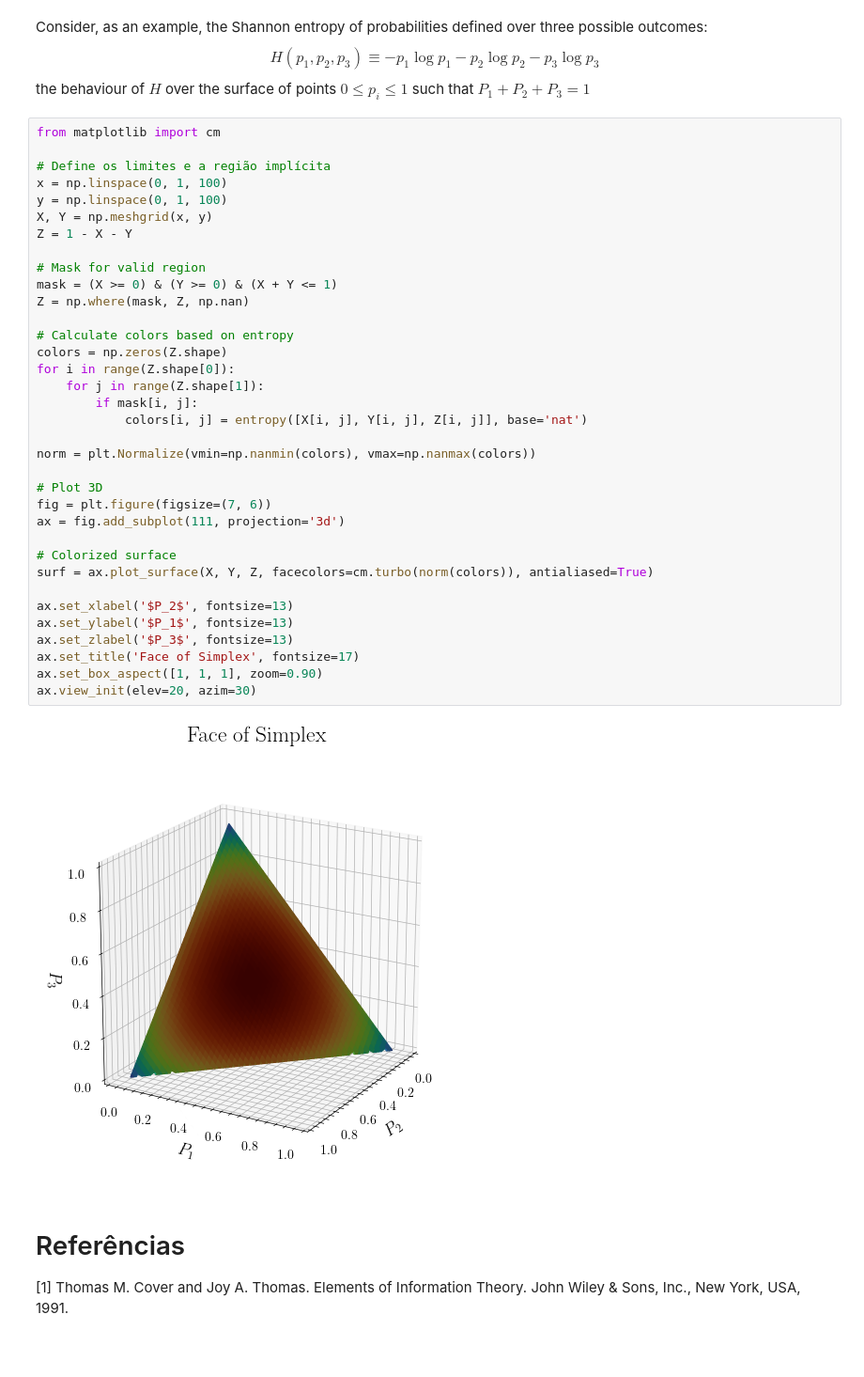
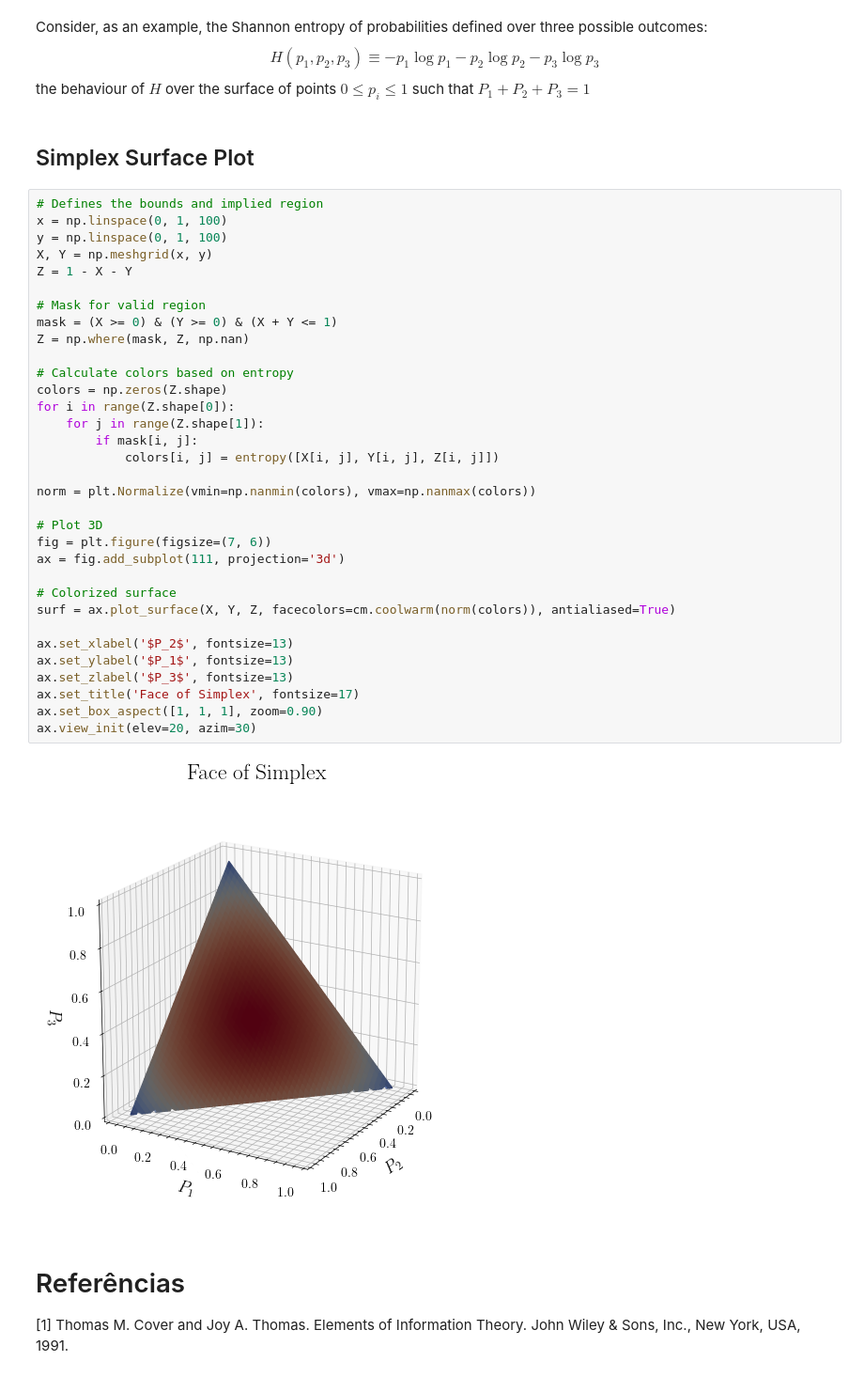
Before and after one commit to silasabs/TIC, a Jupyter notebook: 1. Intro Entropy.ipynb, the cells around one changed output. Shown: that part at 94% size. Drawn from its saved outputs; the diff is of its cells as text; blank space fills up the shorter version.

```diff
--- a/1. Intro Entropy.ipynb
+++ b/1. Intro Entropy.ipynb
@@ -163,43 +164,43 @@ $\sum_{i} P_i = 1; P_i \ge 0$
 Consider, as an example, the Shannon entropy of probabilities defined over three possible outcomes:
 $$H(p_{1},p_{2},p_{3})\equiv-p_{1}\log p_{1}-p_{2}\log p_{2}-p_{3}\log p_{3}$$
 the behaviour of $H$ over the surface of points ${0}\leq p_{i}\leq1$ such that $P_1+P_2+P_3=1$
+# %% [markdown]
+## Simplex Surface Plot
 # %%
-from matplotlib import cm
-
-# Define os limites e a região implícita
+# Defines the bounds and implied region
 x = np.linspace(0, 1, 100)
 y = np.linspace(0, 1, 100)
 X, Y = np.meshgrid(x, y)
 Z = 1 - X - Y
 
 # Mask for valid region
 mask = (X >= 0) & (Y >= 0) & (X + Y <= 1)
 Z = np.where(mask, Z, np.nan)
 
 # Calculate colors based on entropy
 colors = np.zeros(Z.shape)
 for i in range(Z.shape[0]):
     for j in range(Z.shape[1]):
         if mask[i, j]:
-            colors[i, j] = entropy([X[i, j], Y[i, j], Z[i, j]], base='nat')
+            colors[i, j] = entropy([X[i, j], Y[i, j], Z[i, j]])
 
 norm = plt.Normalize(vmin=np.nanmin(colors), vmax=np.nanmax(colors))
 
 # Plot 3D
 fig = plt.figure(figsize=(7, 6))
 ax = fig.add_subplot(111, projection='3d')
 
 # Colorized surface
-surf = ax.plot_surface(X, Y, Z, facecolors=cm.turbo(norm(colors)), antialiased=True)
+surf = ax.plot_surface(X, Y, Z, facecolors=cm.coolwarm(norm(colors)), antialiased=True)
 
 ax.set_xlabel('$P_2$', fontsize=13)
 ax.set_ylabel('$P_1$', fontsize=13)
 ax.set_zlabel('$P_3$', fontsize=13)
 ax.set_title('Face of Simplex', fontsize=17)
 ax.set_box_aspect([1, 1, 1], zoom=0.90)
 ax.view_init(elev=20, azim=30)
 # %% [output]
-[figure, old version]
+[figure, new version]
 # %% [markdown]
 # Referências
 
```
Also changed, not shown: parts of 1 cell of this notebook.
